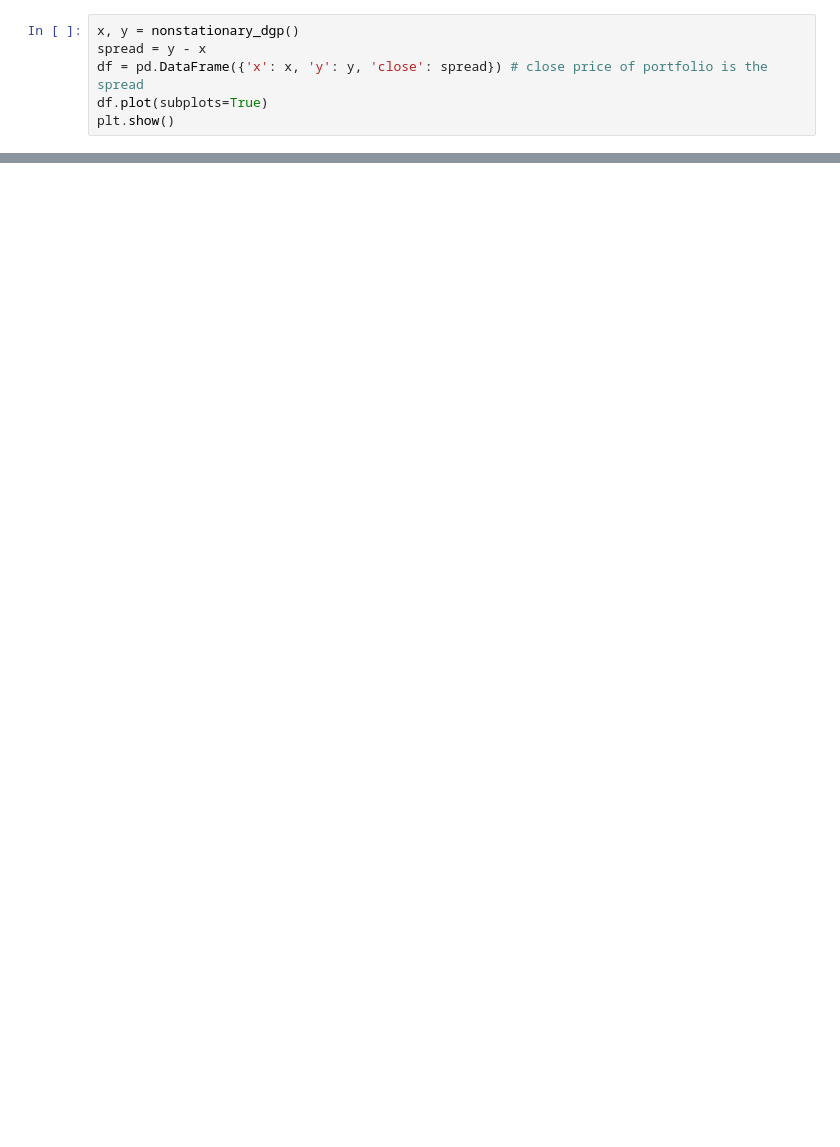
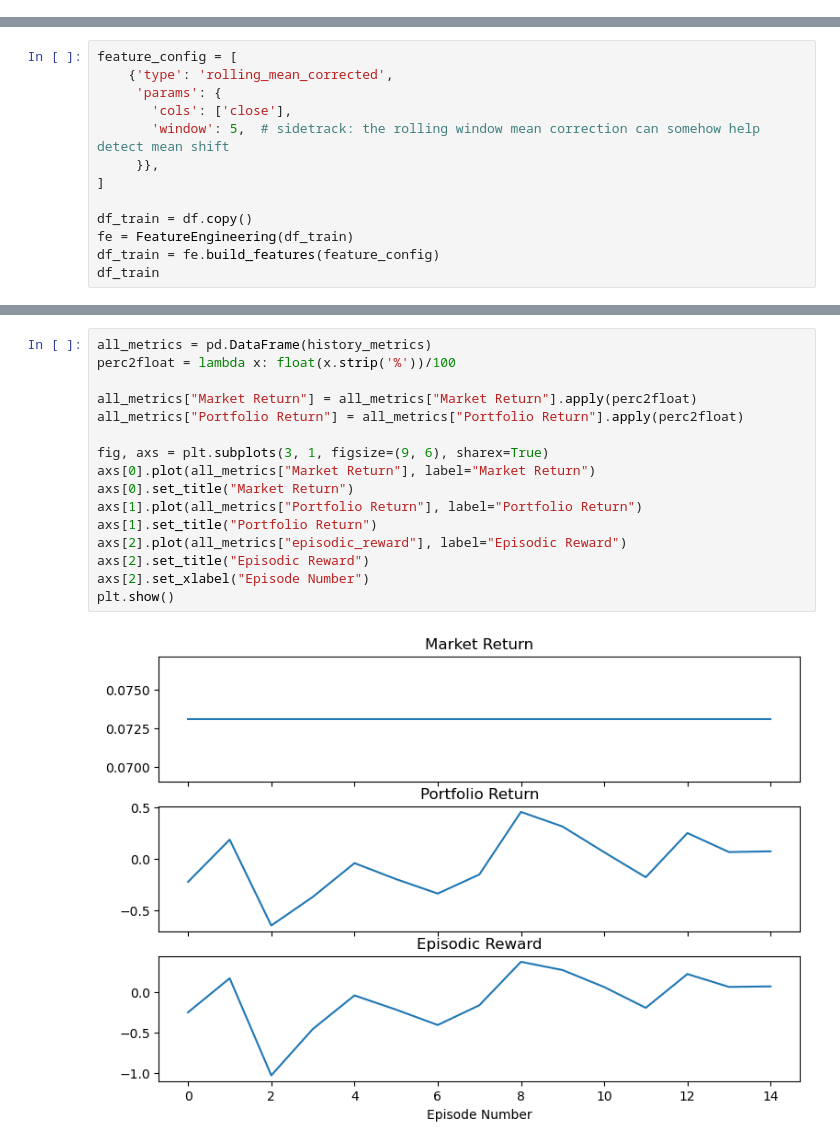
Before and after one commit to chantomkit/RLTrade, a Jupyter notebook: non_stationary_dgp_rl.ipynb, the cells around one changed output, grey strips where cells are left out. Saved outputs shown, nothing was run; the diff lists cells and outputs as text; blank space fills up the shorter version.

```diff
--- a/non_stationary_dgp_rl.ipynb
+++ b/non_stationary_dgp_rl.ipynb
@@ -22,6 +22,0 @@ from RLTrade.utils import (
-# %%
-x, y = nonstationary_dgp()
-spread = y - x
-df = pd.DataFrame({'x': x, 'y': y, 'close': spread}) # close price of portfolio is the spread
-df.plot(subplots=True)
-plt.show()
@@ -61,0 +123,13 @@ Is the spread stationary? No
+# %%
+feature_config = [
+    {'type': 'rolling_mean_corrected',
+     'params': {
+       'cols': ['close'],
+       'window': 5,  # sidetrack: the rolling window mean correction can somehow help detect mean shift
+     }},
+]
+
+df_train = df.copy()
+fe = FeatureEngineering(df_train)
+df_train = fe.build_features(feature_config)
+df_train
@@ -61,0 +202,18 @@ Is the spread stationary? No
+# %%
+all_metrics = pd.DataFrame(history_metrics)
+perc2float = lambda x: float(x.strip('%'))/100
+
+all_metrics["Market Return"] = all_metrics["Market Return"].apply(perc2float)
+all_metrics["Portfolio Return"] = all_metrics["Portfolio Return"].apply(perc2float)
+
+fig, axs = plt.subplots(3, 1, figsize=(9, 6), sharex=True)
+axs[0].plot(all_metrics["Market Return"], label="Market Return")
+axs[0].set_title("Market Return")
+axs[1].plot(all_metrics["Portfolio Return"], label="Portfolio Return")
+axs[1].set_title("Portfolio Return")
+axs[2].plot(all_metrics["episodic_reward"], label="Episodic Reward")
+axs[2].set_title("Episodic Reward")
+axs[2].set_xlabel("Episode Number")
+plt.show()
+# %% [output]
+[figure, added]
```
Also changed, not shown: parts of 33 cells of this notebook, 1 other file.
